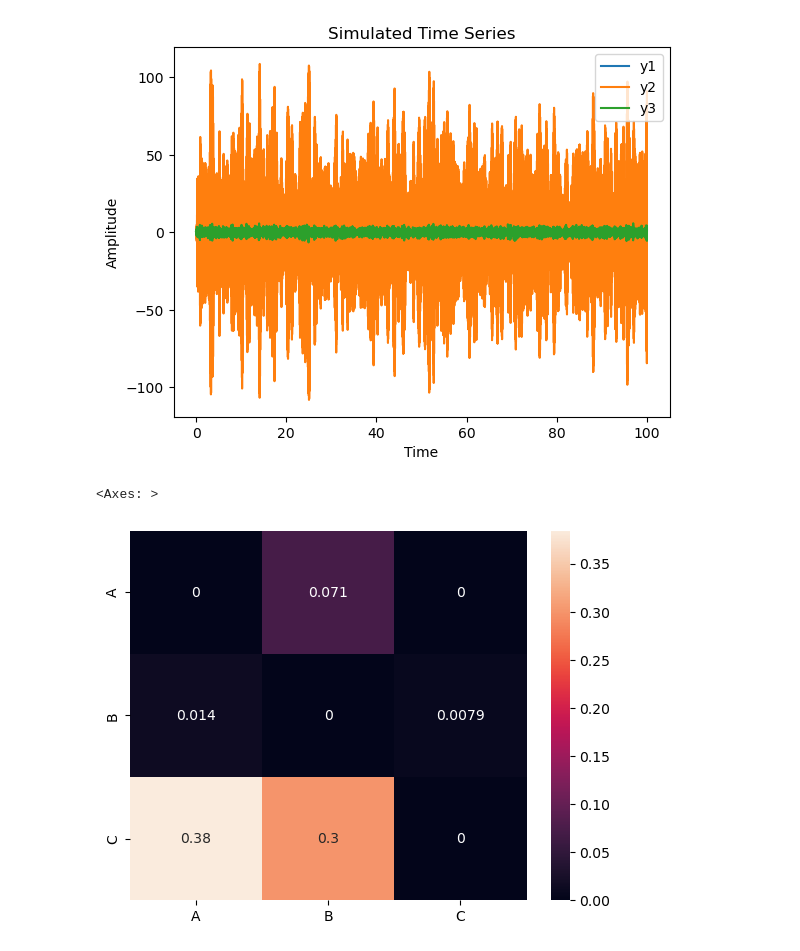
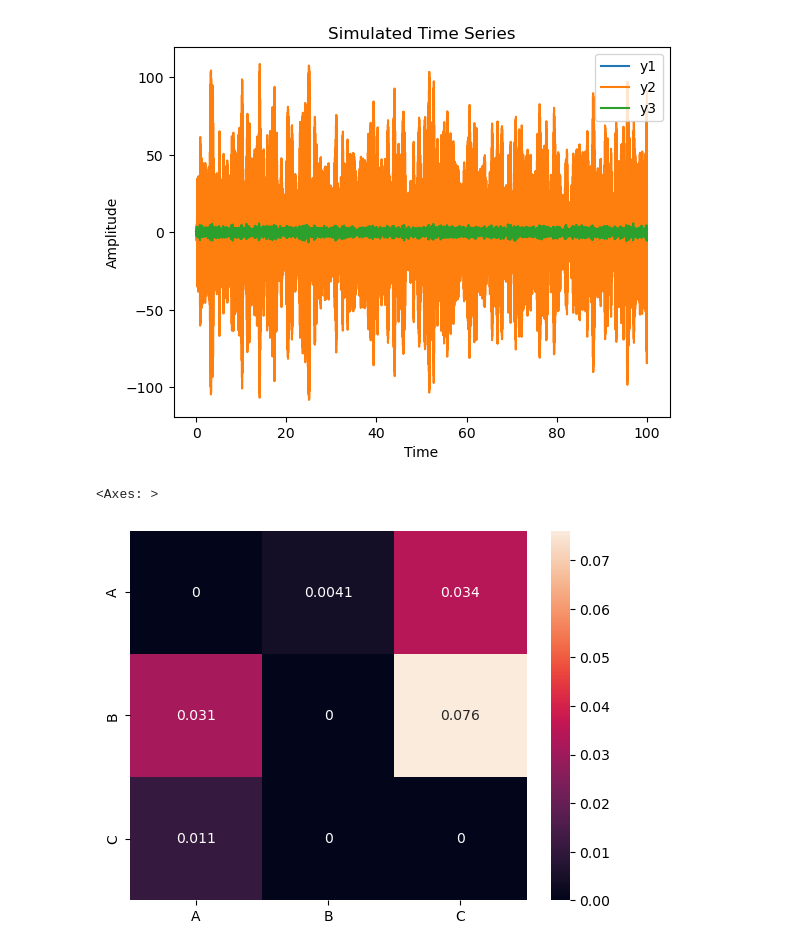
Before and after one commit to econnerty/functional-connectivity, a Jupyter notebook: reservoir.ipynb, the cells around one changed output. Cells and saved outputs as stored; diff of their text form; code cells hidden in the pictures.

```diff
--- a/reservoir.ipynb
+++ b/reservoir.ipynb
@@ -187,35 +187,35 @@ class SimpleESN:
 def train_and_evaluate(input_series, target_series):
     esn = SimpleESN(n_reservoir=15, spectral_radius=.8, sparsity=.2)
     esn.train(input_series[:-1, np.newaxis], target_series[1:])
     predictions = esn.predict(input_series[:-1, np.newaxis]).flatten()
     mse = np.mean((predictions - target_series[1:])**2)
     return mse
 
 # Time series in a list for easier iteration
-time_series = [A, B, C]
+time_series = [y1_a, y2_a, y3_a]
 mse_results = np.zeros((3, 3))
 
 # Step 3: Train ESNs for Each Time Series Pair and Evaluate
 for i in range(3):
     for j in range(3):
         if i != j:
             mse_results[i, j] = train_and_evaluate(time_series[i], time_series[j])
         else:
             mse_results[i, j] = train_and_evaluate(time_series[i], np.roll(time_series[j],-2))
 
 # Invert MSE for adjacency matrix (higher value means stronger predictive power)
 adjacency_matrix = np.where(mse_results != 0, 1 / mse_results, 0)
 
 #Normalize the adjacency matrix between 0 and 1
 adjacency_matrix = (adjacency_matrix - np.min(adjacency_matrix)) / (np.max(adjacency_matrix) - np.min(adjacency_matrix))
 
 #Fill diagonal with zeros
 np.fill_diagonal(adjacency_matrix, 0)
 
 sns.heatmap(adjacency_matrix, annot=True, xticklabels=['A', 'B', 'C'], yticklabels=['A', 'B', 'C'])
 # %% [output]
 <Axes: >
-[figure, old version]
+[figure, new version]
 # %%
 import torch
 import torch.nn as nn
```
Also changed, not shown: parts of 5 cells of this notebook, 8 other files.
